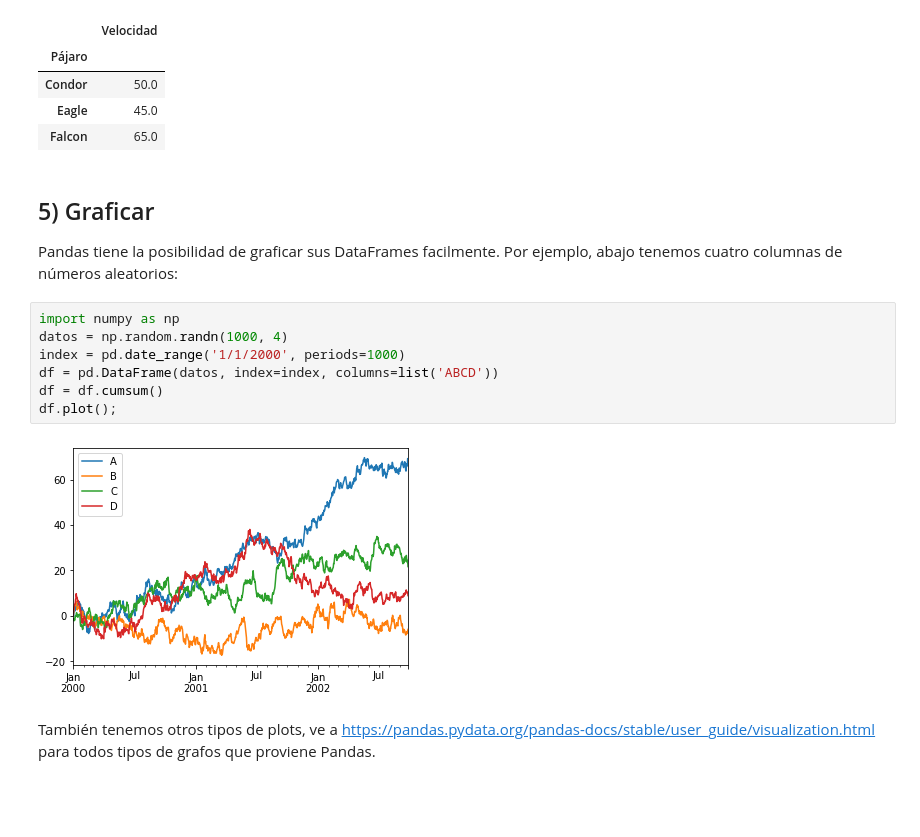
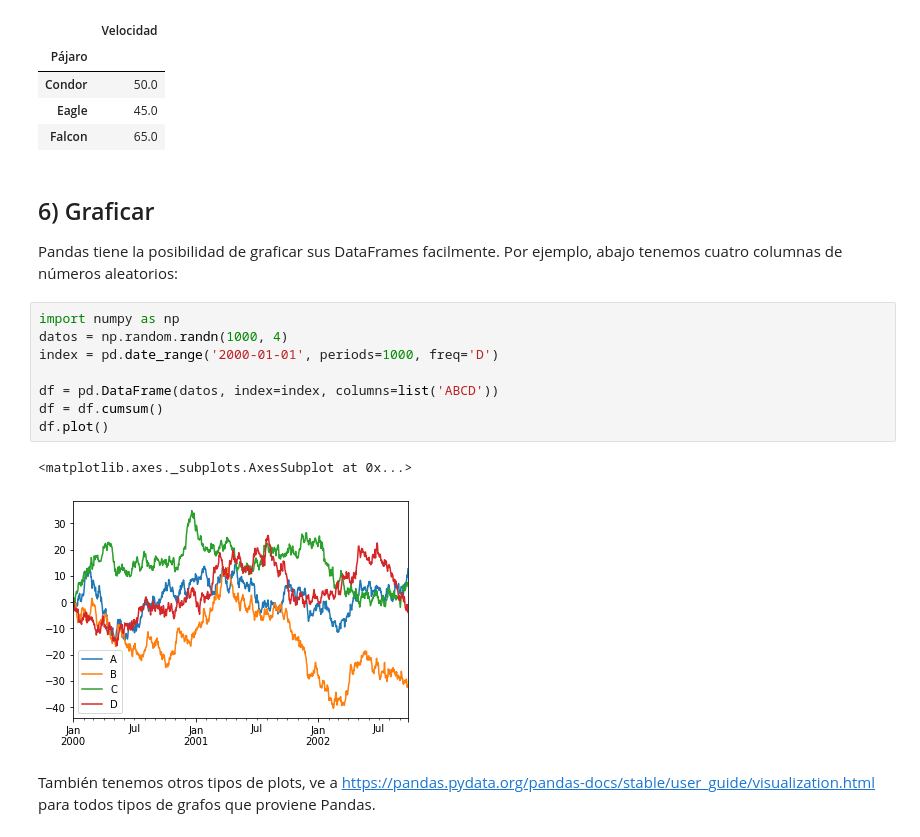
Before and after one commit to GAMES-UChile/Curso-BancoEstado, a Jupyter notebook: modulo3/modulo3.ipynb, the cells around one changed output. Cells and saved outputs as stored; diff of their text form; blank space fills up the shorter version.

```diff
--- a/modulo3/modulo3.ipynb
+++ b/modulo3/modulo3.ipynb
@@ -545,17 +605,19 @@ df.groupby('Pájaro').aggregate(np.min)
 | Eagle | 45.0 |
 | Falcon | 65.0 |
 # %% [markdown]
-## 5) Graficar
+## 6) Graficar
 Pandas tiene la posibilidad de graficar sus DataFrames facilmente. Por ejemplo, abajo tenemos cuatro columnas de números aleatorios:
 # %%
 import numpy as np
 datos = np.random.randn(1000, 4)
-index = pd.date_range('1/1/2000', periods=1000)
+index = pd.date_range('2000-01-01', periods=1000, freq='D')
+
 df = pd.DataFrame(datos, index=index, columns=list('ABCD'))
 df = df.cumsum()
-df.plot();
+df.plot()
 # %% [output]
+<matplotlib.axes._subplots.AxesSubplot at 0x...>
-[figure, old version]
+[figure, new version]
 # %% [markdown]
 También tenemos otros tipos de plots, ve a https://pandas.pydata.org/pandas-docs/stable/user_guide/visualization.html para todos tipos de grafos que proviene Pandas.
 # %%
```
Also changed, not shown: parts of 71 cells of this notebook.
